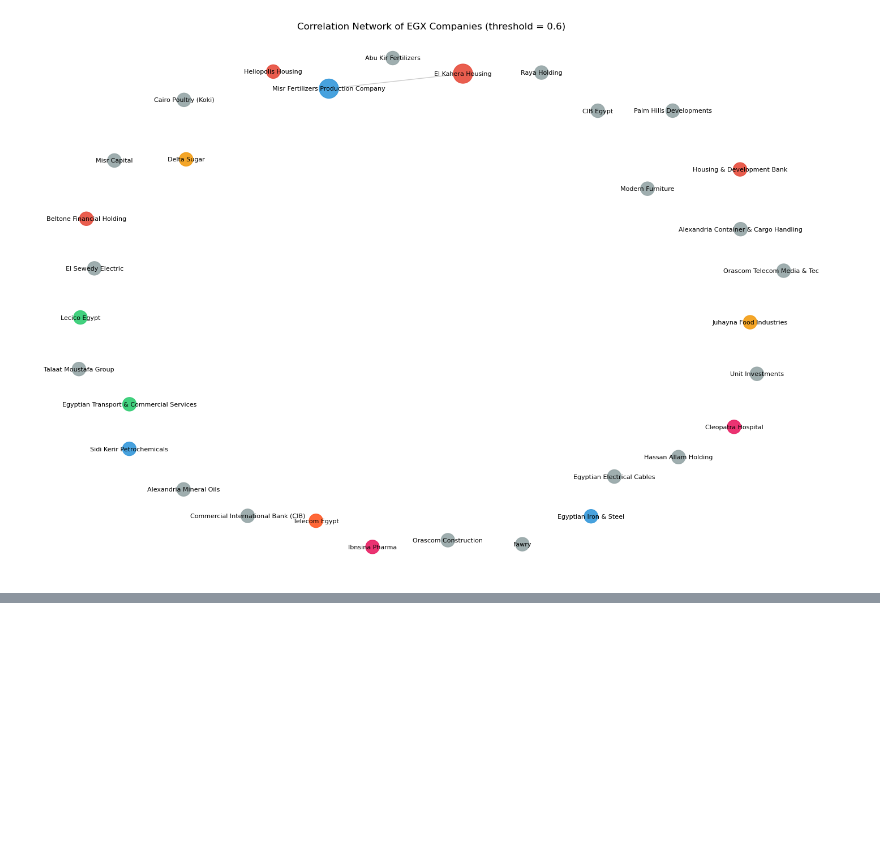
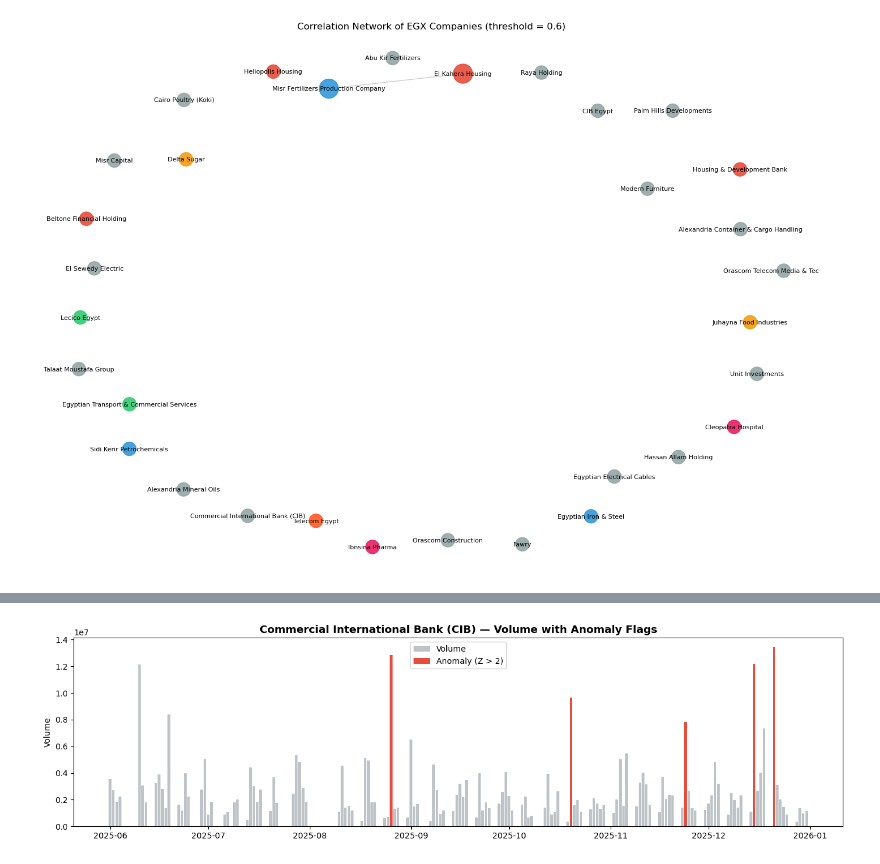
Before and after one commit to abdulrahman-mahmoud/Egxstock-analysis, a Jupyter notebook: Proessing/cleaning_analysis.ipynb, the cells around one changed output, grey strips where cells are left out. Cells and saved outputs as stored; diff of their text form; code cells hidden in the pictures; blank space fills up the shorter version.

```diff
--- a/Proessing/cleaning_analysis.ipynb
+++ b/Proessing/cleaning_analysis.ipynb
@@ -421,0 +518,16 @@ Most Important: Abu Kir Fertilizers (0.0000)
+# %%
+df['Vol_Rolling_Mean'] = df.groupby('Company')['Volume'].transform(
+    lambda x: x.rolling(30, min_periods=5).mean()
+)
+df['Vol_Rolling_Std'] = df.groupby('Company')['Volume'].transform(
+    lambda x: x.rolling(30, min_periods=5).std()
+)
+df['Vol_ZScore'] = (df['Volume'] - df['Vol_Rolling_Mean']) / df['Vol_Rolling_Std'].replace(0, np.nan)
+df['Vol_Anomaly'] = df['Vol_ZScore'] > 2
+
+anomalies = df[df['Vol_Anomaly']].copy()
+print(f'Total volume anomaly days: {len(anomalies)}')
+print(anomalies[['Date', 'Company', 'Sector', 'Volume', 'Vol_ZScore', 'Daily_Return']]
+      .sort_values('Vol_ZScore', ascending=False)
+      .head(20)
+      .to_string(index=False))
@@ -421,0 +552,16 @@ Most Important: Abu Kir Fertilizers (0.0000)
+# %%
+
+top_company = df.groupby('Company')['MarketCap'].mean().idxmax()
+sub_vol = df[df['Company'] == top_company].set_index('Date').sort_index()
+anom    = sub_vol[sub_vol['Vol_Anomaly']]
+
+fig, ax = plt.subplots(figsize=(14, 4))
+ax.bar(sub_vol.index, sub_vol['Volume'], color='#bdc3c7', label='Volume')
+ax.bar(anom.index, anom['Volume'], color='#e74c3c', label='Anomaly (Z > 2)')
+ax.set_title(f'{top_company} — Volume with Anomaly Flags', fontsize=13, fontweight='bold')
+ax.set_ylabel('Volume')
+ax.legend()
+plt.tight_layout()
+plt.show()
+# %% [output]
+[figure, added]
```
Also changed, not shown: parts of 7 cells of this notebook.
